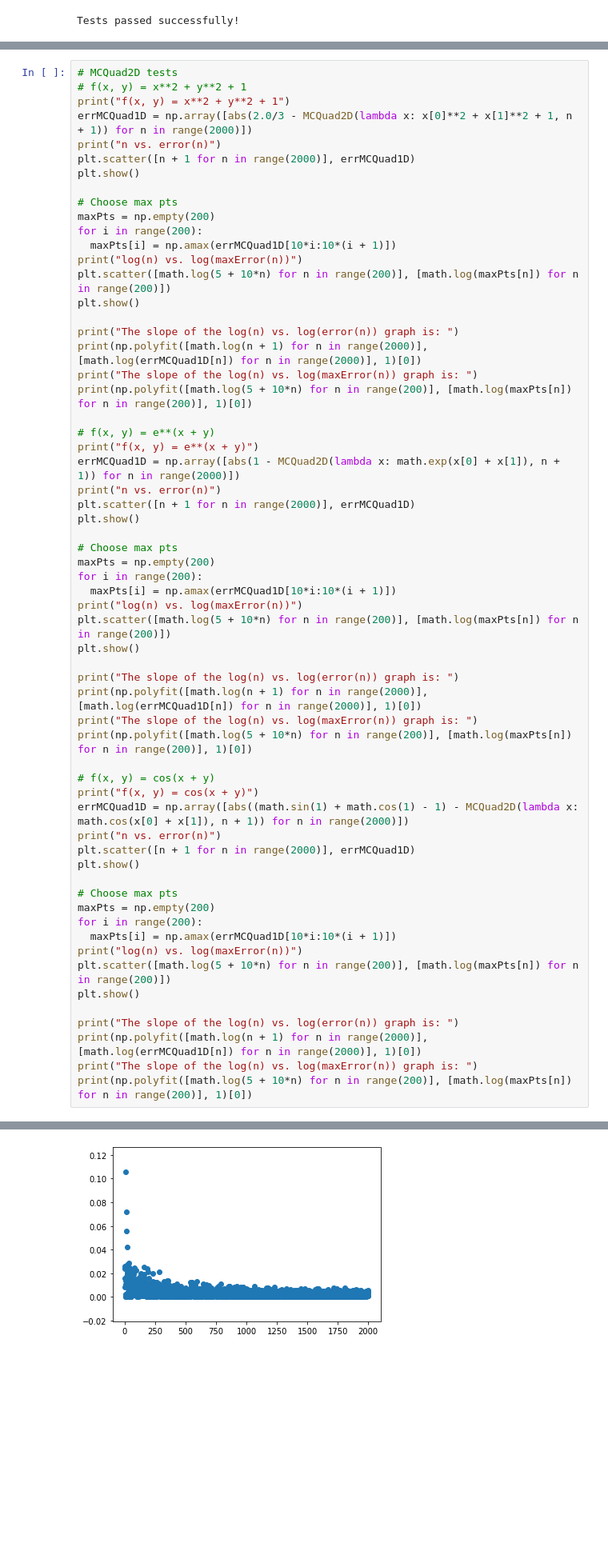
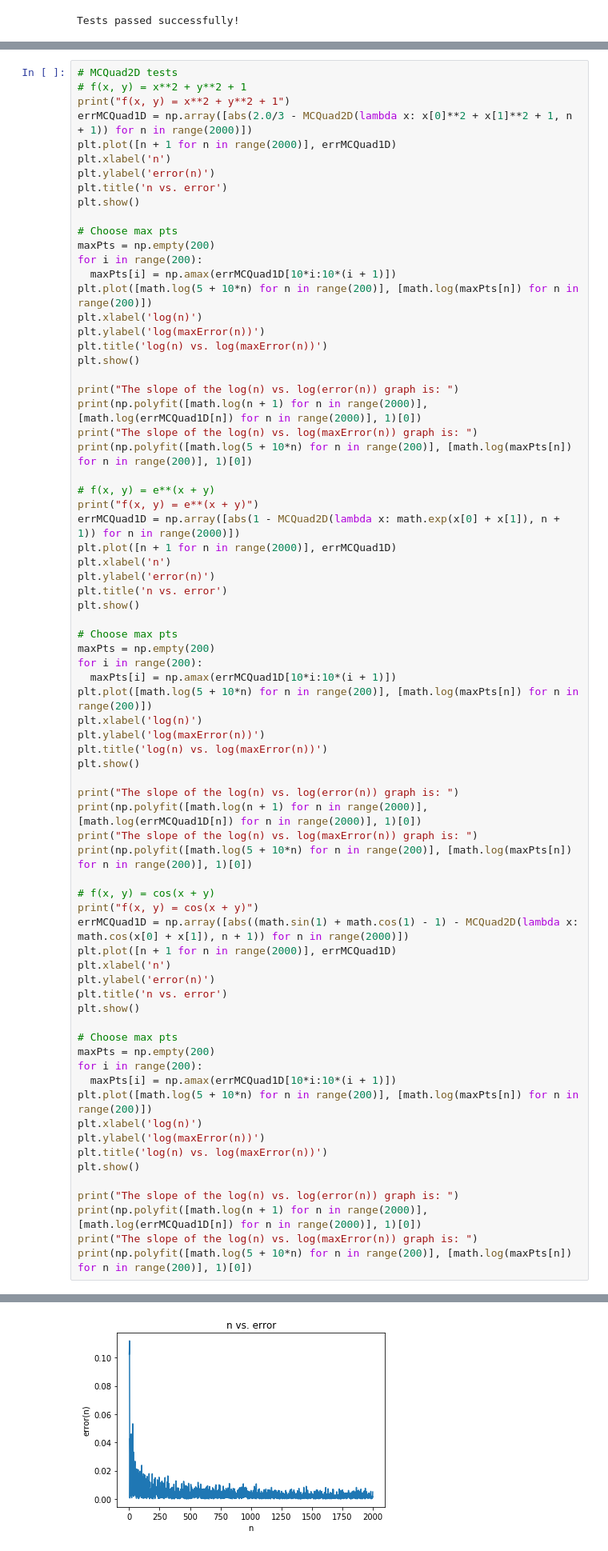
Before and after one commit to johanhoffman/DD2363-VT20, a Jupyter notebook: Lab-5/iZafiro_lab5.ipynb, the cells around one changed output, grey strips where cells are left out. Shown: that part at 80% size. Saved outputs shown, nothing was run; the diff lists cells and outputs as text; blank space fills up the shorter version.

```diff
--- a/Lab-5/iZafiro_lab5.ipynb
+++ b/Lab-5/iZafiro_lab5.ipynb
@@ -228,16 +234,20 @@ The method MCQuad2D is tested in an analogous way to the previous method. The th
 # f(x, y) = x**2 + y**2 + 1
 print("f(x, y) = x**2 + y**2 + 1")
 errMCQuad1D = np.array([abs(2.0/3 - MCQuad2D(lambda x: x[0]**2 + x[1]**2 + 1, n + 1)) for n in range(2000)])
-print("n vs. error(n)")
-plt.scatter([n + 1 for n in range(2000)], errMCQuad1D)
+plt.plot([n + 1 for n in range(2000)], errMCQuad1D)
+plt.xlabel('n')
+plt.ylabel('error(n)')
+plt.title('n vs. error')
 plt.show()
 
 # Choose max pts
 maxPts = np.empty(200)
 for i in range(200):
   maxPts[i] = np.amax(errMCQuad1D[10*i:10*(i + 1)])
-print("log(n) vs. log(maxError(n))")
-plt.scatter([math.log(5 + 10*n) for n in range(200)], [math.log(maxPts[n]) for n in range(200)])
+plt.plot([math.log(5 + 10*n) for n in range(200)], [math.log(maxPts[n]) for n in range(200)])
+plt.xlabel('log(n)')
+plt.ylabel('log(maxError(n))')
+plt.title('log(n) vs. log(maxError(n))')
 plt.show()
 
 print("The slope of the log(n) vs. log(error(n)) graph is: ")
@@ -248,16 +258,20 @@ print(np.polyfit([math.log(5 + 10*n) for n in range(200)], [math.log(maxPts[n])
 # f(x, y) = e**(x + y)
 print("f(x, y) = e**(x + y)")
 errMCQuad1D = np.array([abs(1 - MCQuad2D(lambda x: math.exp(x[0] + x[1]), n + 1)) for n in range(2000)])
-print("n vs. error(n)")
-plt.scatter([n + 1 for n in range(2000)], errMCQuad1D)
+plt.plot([n + 1 for n in range(2000)], errMCQuad1D)
+plt.xlabel('n')
+plt.ylabel('error(n)')
+plt.title('n vs. error')
 plt.show()
 
 # Choose max pts
 maxPts = np.empty(200)
 for i in range(200):
   maxPts[i] = np.amax(errMCQuad1D[10*i:10*(i + 1)])
-print("log(n) vs. log(maxError(n))")
-plt.scatter([math.log(5 + 10*n) for n in range(200)], [math.log(maxPts[n]) for n in range(200)])
+plt.plot([math.log(5 + 10*n) for n in range(200)], [math.log(maxPts[n]) for n in range(200)])
+plt.xlabel('log(n)')
+plt.ylabel('log(maxError(n))')
+plt.title('log(n) vs. log(maxError(n))')
 plt.show()
 
 print("The slope of the log(n) vs. log(error(n)) graph is: ")
@@ -268,16 +282,20 @@ print(np.polyfit([math.log(5 + 10*n) for n in range(200)], [math.log(maxPts[n])
 # f(x, y) = cos(x + y)
 print("f(x, y) = cos(x + y)")
 errMCQuad1D = np.array([abs((math.sin(1) + math.cos(1) - 1) - MCQuad2D(lambda x: math.cos(x[0] + x[1]), n + 1)) for n in range(2000)])
-print("n vs. error(n)")
-plt.scatter([n + 1 for n in range(2000)], errMCQuad1D)
+plt.plot([n + 1 for n in range(2000)], errMCQuad1D)
+plt.xlabel('n')
+plt.ylabel('error(n)')
+plt.title('n vs. error')
 plt.show()
 
 # Choose max pts
 maxPts = np.empty(200)
 for i in range(200):
   maxPts[i] = np.amax(errMCQuad1D[10*i:10*(i + 1)])
-print("log(n) vs. log(maxError(n))")
-plt.scatter([math.log(5 + 10*n) for n in range(200)], [math.log(maxPts[n]) for n in range(200)])
+plt.plot([math.log(5 + 10*n) for n in range(200)], [math.log(maxPts[n]) for n in range(200)])
+plt.xlabel('log(n)')
+plt.ylabel('log(maxError(n))')
+plt.title('log(n) vs. log(maxError(n))')
 plt.show()
 
 print("The slope of the log(n) vs. log(error(n)) graph is: ")
@@ -290 +307 @@ n vs. error(n)
-[figure, old version]
+[figure, new version]
```
Also changed, not shown: parts of 2 cells of this notebook, 1 other file.
